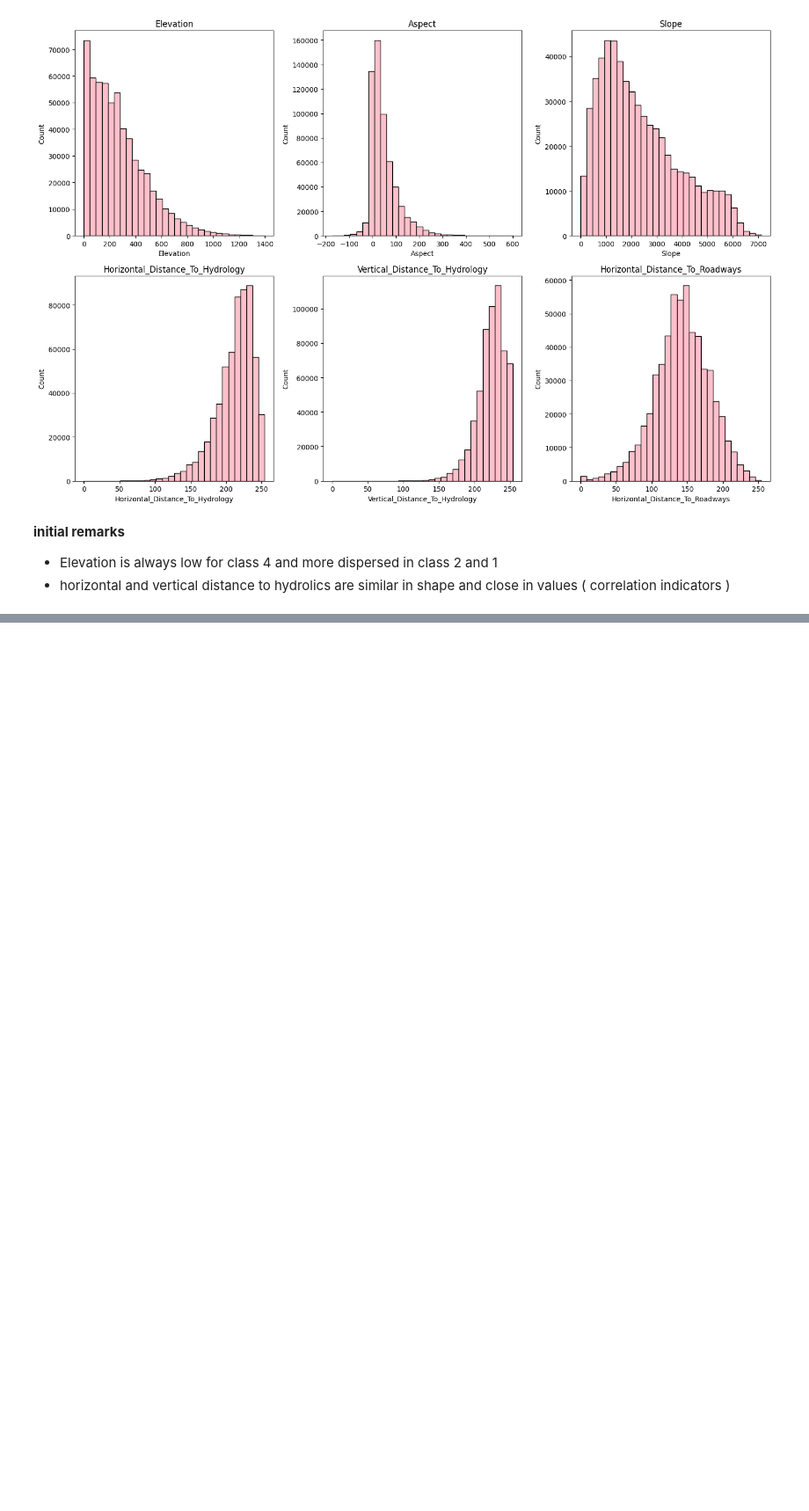
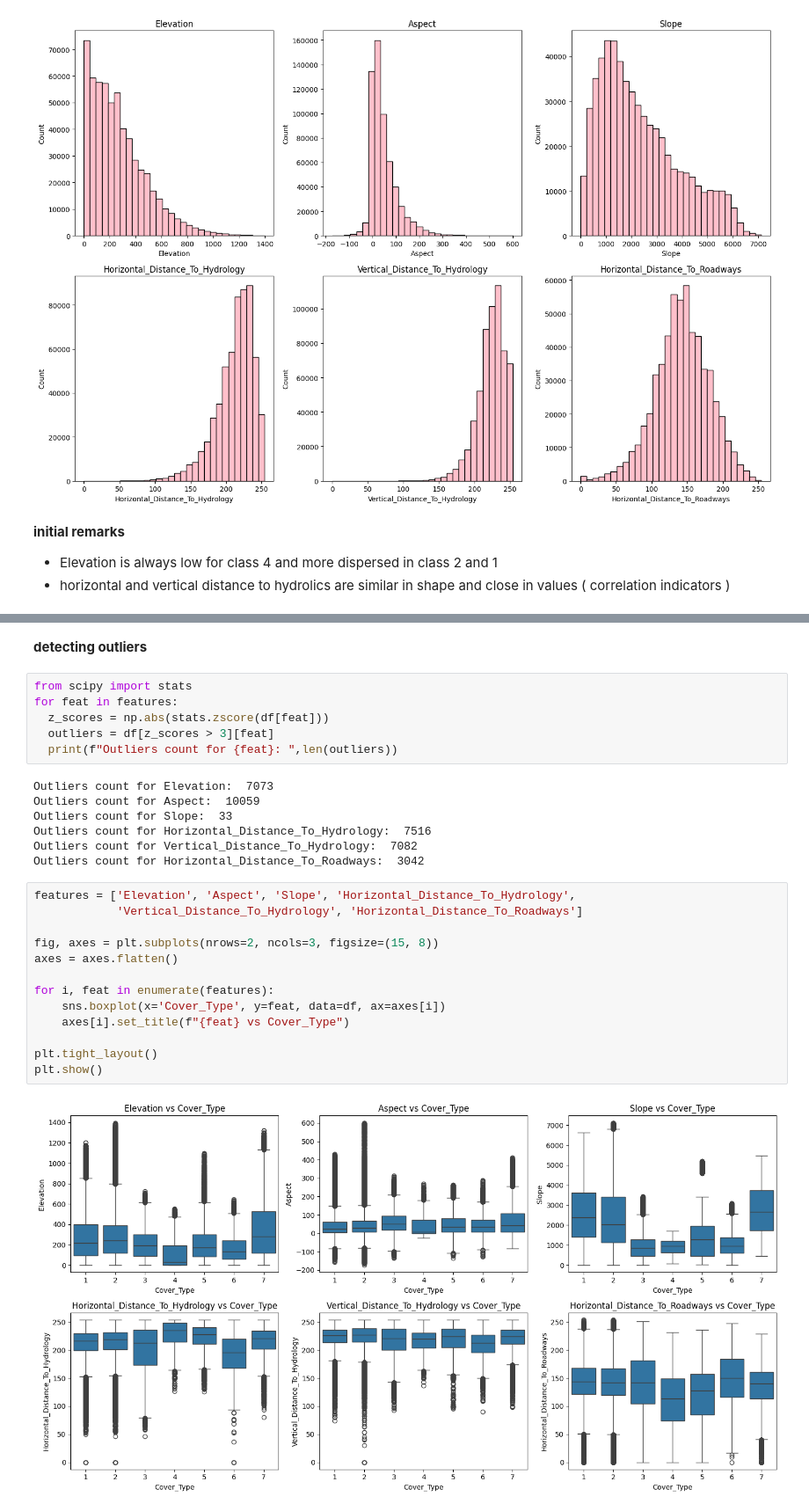
Before and after one commit to hiba-khadir/cover-type-classifcation, a Jupyter notebook: ForestCover.ipynb, the cells around one changed output, grey strips where cells are left out. Shown at 88% size. Saved outputs shown, nothing was run; the diff lists cells and outputs as text; blank space fills up the shorter version.

Commit message:
check for outliers

```diff
--- a/ForestCover.ipynb
+++ b/ForestCover.ipynb
@@ -156,0 +171,30 @@ plt.show()
+# %% [markdown]
+**detecting outliers**
+# %%
+from scipy import stats
+for feat in features:
+  z_scores = np.abs(stats.zscore(df[feat]))
+  outliers = df[z_scores > 3][feat]
+  print(f"Outliers count for {feat}: ",len(outliers))
+# %% [output]
+Outliers count for Elevation:  7073
+Outliers count for Aspect:  10059
+Outliers count for Slope:  33
+Outliers count for Horizontal_Distance_To_Hydrology:  7516
+Outliers count for Vertical_Distance_To_Hydrology:  7082
+Outliers count for Horizontal_Distance_To_Roadways:  3042
+# %%
+features = ['Elevation', 'Aspect', 'Slope', 'Horizontal_Distance_To_Hydrology',
+            'Vertical_Distance_To_Hydrology', 'Horizontal_Distance_To_Roadways']
+
+fig, axes = plt.subplots(nrows=2, ncols=3, figsize=(15, 8))
+axes = axes.flatten()
+
+for i, feat in enumerate(features):
+    sns.boxplot(x='Cover_Type', y=feat, data=df, ax=axes[i])
+    axes[i].set_title(f"{feat} vs Cover_Type")
+
+plt.tight_layout()
+plt.show()
+# %% [output]
+[figure, added]
```
Also changed, not shown: parts of 12 cells of this notebook.
